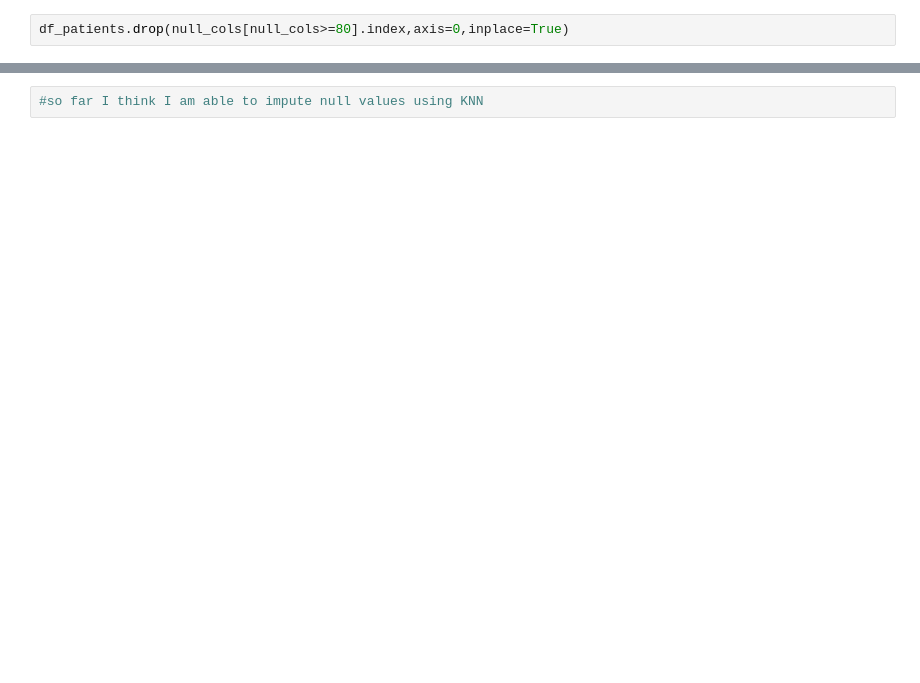
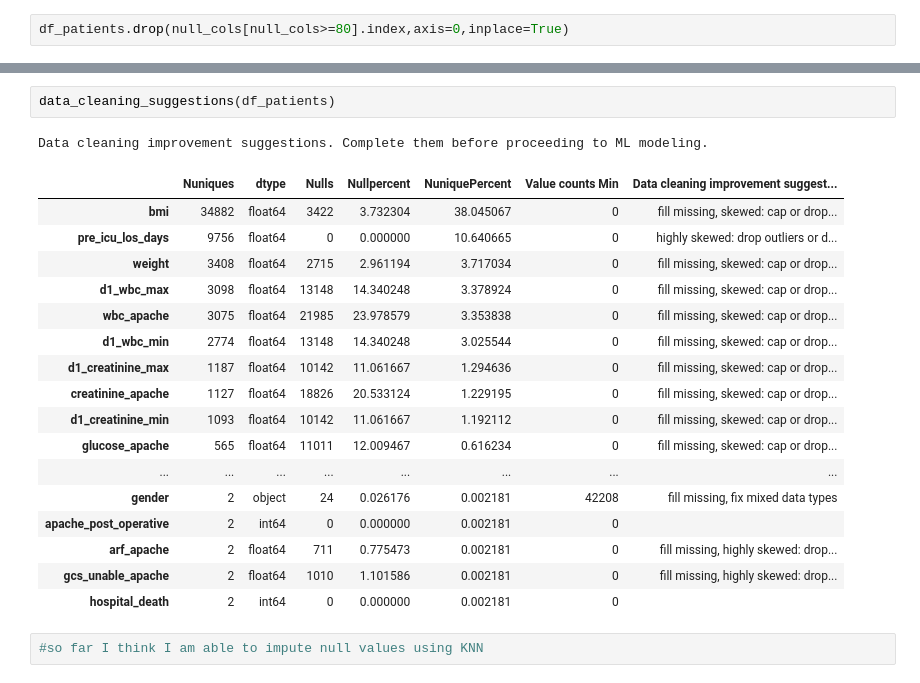
Before and after one commit to hmorales21/Patient-survival-prediction, a Jupyter notebook: notebooks/ps_prediction_Preprocessing.ipynb, the cells around one changed output, grey strips where cells are left out. Saved outputs shown, nothing was run; the diff lists cells and outputs as text; blank space fills up the shorter version.

```diff
--- a/notebooks/ps_prediction_Preprocessing.ipynb
+++ b/notebooks/ps_prediction_Preprocessing.ipynb
@@ -267,5 +278,26 @@ Renal/Genitourinary     2460
 Haematologic             638
 Undefined Diagnoses      346
 Name: apache_2_bodysystem, dtype: int64
+# %%
+data_cleaning_suggestions(df_patients)
+# %% [output]
+Data cleaning improvement suggestions. Complete them before proceeding to ML modeling.
+|  | Nuniques | dtype | Nulls | Nullpercent | NuniquePercent | Value counts Min | Data cleaning improvement suggest... |
+| bmi | 34882 | float64 | 3422 | 3.732304 | 38.045067 | 0 | fill missing, skewed: cap or drop... |
+| pre_icu_los_days | 9756 | float64 | 0 | 0.000000 | 10.640665 | 0 | highly skewed: drop outliers or d... |
+| weight | 3408 | float64 | 2715 | 2.961194 | 3.717034 | 0 | fill missing, skewed: cap or drop... |
+| d1_wbc_max | 3098 | float64 | 13148 | 14.340248 | 3.378924 | 0 | fill missing, skewed: cap or drop... |
+| wbc_apache | 3075 | float64 | 21985 | 23.978579 | 3.353838 | 0 | fill missing, skewed: cap or drop... |
+| d1_wbc_min | 2774 | float64 | 13148 | 14.340248 | 3.025544 | 0 | fill missing, skewed: cap or drop... |
+| d1_creatinine_max | 1187 | float64 | 10142 | 11.061667 | 1.294636 | 0 | fill missing, skewed: cap or drop... |
+| creatinine_apache | 1127 | float64 | 18826 | 20.533124 | 1.229195 | 0 | fill missing, skewed: cap or drop... |
+| d1_creatinine_min | 1093 | float64 | 10142 | 11.061667 | 1.192112 | 0 | fill missing, skewed: cap or drop... |
+| glucose_apache | 565 | float64 | 11011 | 12.009467 | 0.616234 | 0 | fill missing, skewed: cap or drop... |
+| ... | ... | ... | ... | ... | ... | ... | ... |
+| gender | 2 | object | 24 | 0.026176 | 0.002181 | 42208 | fill missing, fix mixed data types |
+| apache_post_operative | 2 | int64 | 0 | 0.000000 | 0.002181 | 0 |  |
+| arf_apache | 2 | float64 | 711 | 0.775473 | 0.002181 | 0 | fill missing, highly skewed: drop... |
+| gcs_unable_apache | 2 | float64 | 1010 | 1.101586 | 0.002181 | 0 | fill missing, highly skewed: drop... |
+| hospital_death | 2 | int64 | 0 | 0.000000 | 0.002181 | 0 |  |
 # %%
 #so far I think I am able to impute null values using KNN
```
Also changed, not shown: parts of 8 cells of this notebook.
